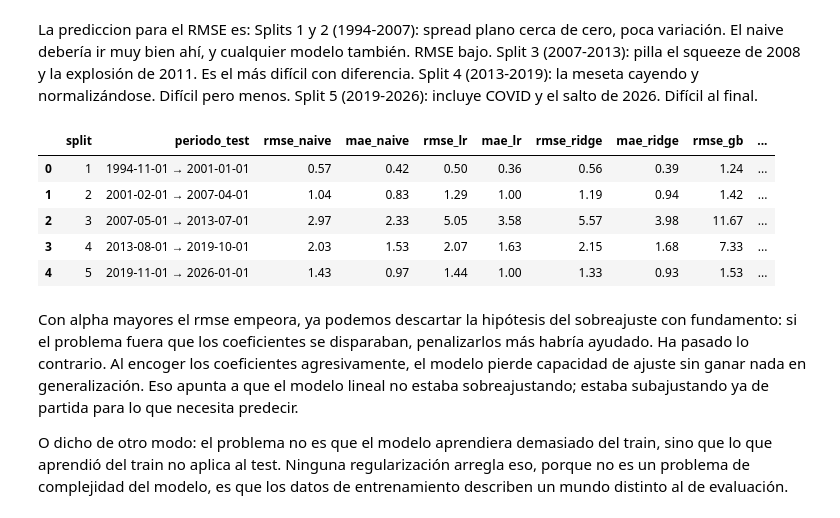
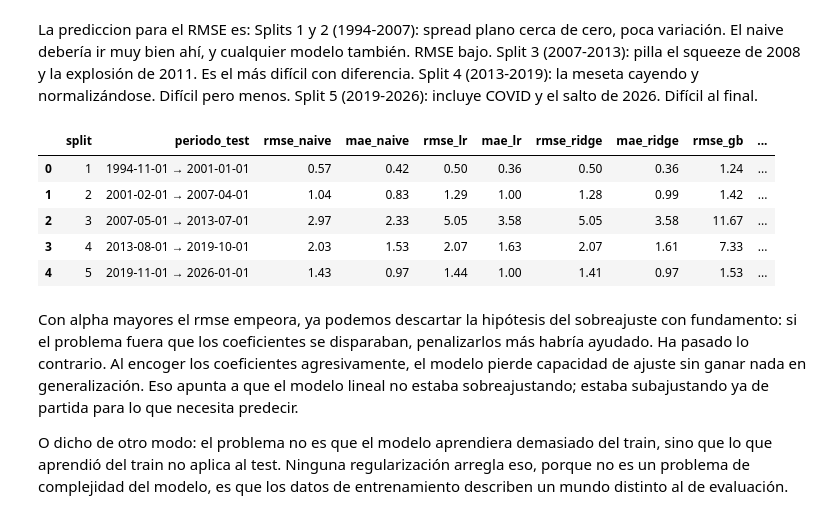
Before and after one commit to marcazlor/oganalytics, a Jupyter notebook: notebooks/01_data_exploration.ipynb, the cells around one changed output. Drawn from its saved outputs; the diff is of its cells as text; code cells hidden in the pictures.

```diff
--- a/notebooks/01_data_exploration.ipynb
+++ b/notebooks/01_data_exploration.ipynb
@@ -633,45 +635,45 @@ for i, (train_index, test_index) in enumerate(split.split(X)):
     pred_lr = modelo_lr.predict(X_test)
 
     # Ridge
-    modelo_ridge =  Pipeline([('scaler', StandardScaler()), ('ridge', Ridge(alpha=100))])
+    modelo_ridge =  Pipeline([('scaler', StandardScaler()), ('ridge', Ridge(alpha=1))])
     modelo_ridge.fit(X_train, y_train)
     pred_ridge = modelo_ridge.predict(X_test)
 
     # Gradient Boosting
     modelo_gb = GradientBoostingRegressor(n_estimators=100, learning_rate=0.1, random_state=42)
     modelo_gb.fit(X_train, y_train)
     pred_gb = modelo_gb.predict(X_test)
 
     # XGBRegressor
     modelo_xgb = XGBRegressor(n_estimators=100, learning_rate=0.1, random_state=42)
     modelo_xgb.fit(X_train, y_train)
     pred_xgb = modelo_xgb.predict(X_test)
 
     # Guardar métricas
     resultados.append({
         'split': i + 1,
         'periodo_test': f"{X.index[test_index[0]].date()} → {X.index[test_index[-1]].date()}",
         'rmse_naive': np.sqrt(mean_squared_error(y_test, pred_naive)),
         'mae_naive': mean_absolute_error(y_test, pred_naive),
         'rmse_lr': np.sqrt(mean_squared_error(y_test, pred_lr)),
         'mae_lr': mean_absolute_error(y_test, pred_lr),
         'rmse_ridge': np.sqrt(mean_squared_error(y_test, pred_ridge)),
         'mae_ridge': mean_absolute_error(y_test, pred_ridge),
         'rmse_gb': np.sqrt(mean_squared_error(y_test, pred_gb)),
         'mae_gb': mean_absolute_error(y_test, pred_gb),
         'rmse_xgb': np.sqrt(mean_squared_error(y_test, pred_xgb)),
         'mae_xgb': mean_absolute_error(y_test, pred_xgb),
     })
 
 resultados_df = pd.DataFrame(resultados)
 resultados_df
 # %% [output]
 |  | split | periodo_test | rmse_naive | mae_naive | rmse_lr | mae_lr | rmse_ridge | mae_ridge | rmse_gb | ... |
-| 0 | 1 | 1994-11-01 → 2001-01-01 | 0.57 | 0.42 | 0.50 | 0.36 | 0.56 | 0.39 | 1.24 | ... |
-| 1 | 2 | 2001-02-01 → 2007-04-01 | 1.04 | 0.83 | 1.29 | 1.00 | 1.19 | 0.94 | 1.42 | ... |
-| 2 | 3 | 2007-05-01 → 2013-07-01 | 2.97 | 2.33 | 5.05 | 3.58 | 5.57 | 3.98 | 11.67 | ... |
-| 3 | 4 | 2013-08-01 → 2019-10-01 | 2.03 | 1.53 | 2.07 | 1.63 | 2.15 | 1.68 | 7.33 | ... |
-| 4 | 5 | 2019-11-01 → 2026-01-01 | 1.43 | 0.97 | 1.44 | 1.00 | 1.33 | 0.93 | 1.53 | ... |
+| 0 | 1 | 1994-11-01 → 2001-01-01 | 0.57 | 0.42 | 0.50 | 0.36 | 0.50 | 0.36 | 1.24 | ... |
+| 1 | 2 | 2001-02-01 → 2007-04-01 | 1.04 | 0.83 | 1.29 | 1.00 | 1.28 | 0.99 | 1.42 | ... |
+| 2 | 3 | 2007-05-01 → 2013-07-01 | 2.97 | 2.33 | 5.05 | 3.58 | 5.05 | 3.58 | 11.67 | ... |
+| 3 | 4 | 2013-08-01 → 2019-10-01 | 2.03 | 1.53 | 2.07 | 1.63 | 2.07 | 1.61 | 7.33 | ... |
+| 4 | 5 | 2019-11-01 → 2026-01-01 | 1.43 | 0.97 | 1.44 | 1.00 | 1.41 | 0.97 | 1.53 | ... |
 # %% [markdown]
 Con alpha mayores el rmse empeora, ya podemos descartar la hipótesis del sobreajuste con fundamento: si el problema fuera que los coeficientes se disparaban, penalizarlos más habría ayudado. Ha pasado lo contrario. Al encoger los coeficientes agresivamente, el modelo pierde capacidad de ajuste sin ganar nada en generalización. Eso apunta a que el modelo lineal no estaba sobreajustando; estaba subajustando ya de partida para lo que necesita predecir.
 
```
Also changed, not shown: parts of 8 cells of this notebook, 8 other files.
